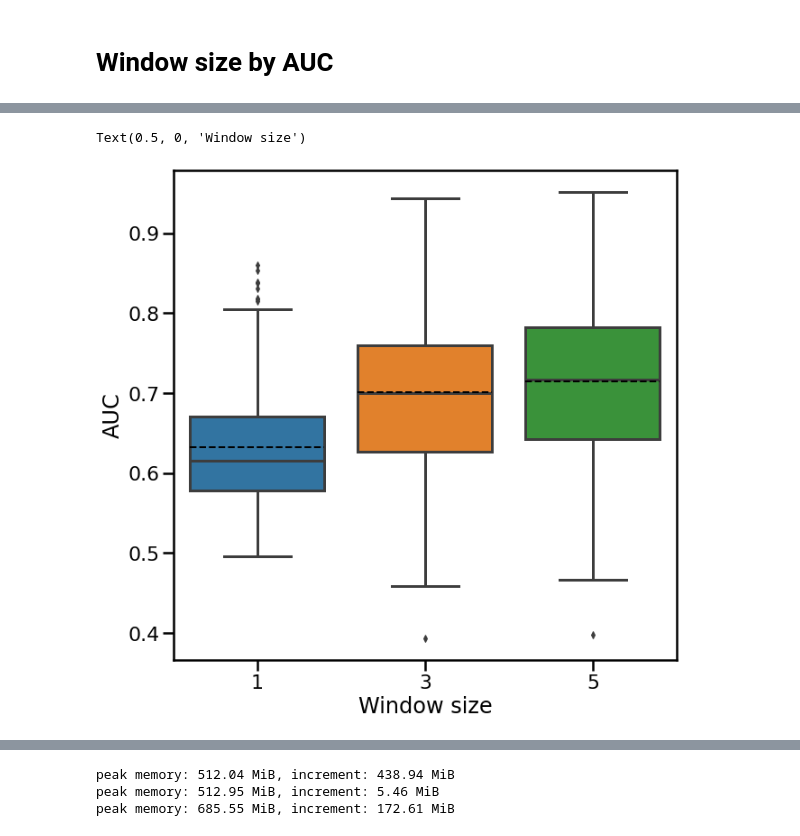
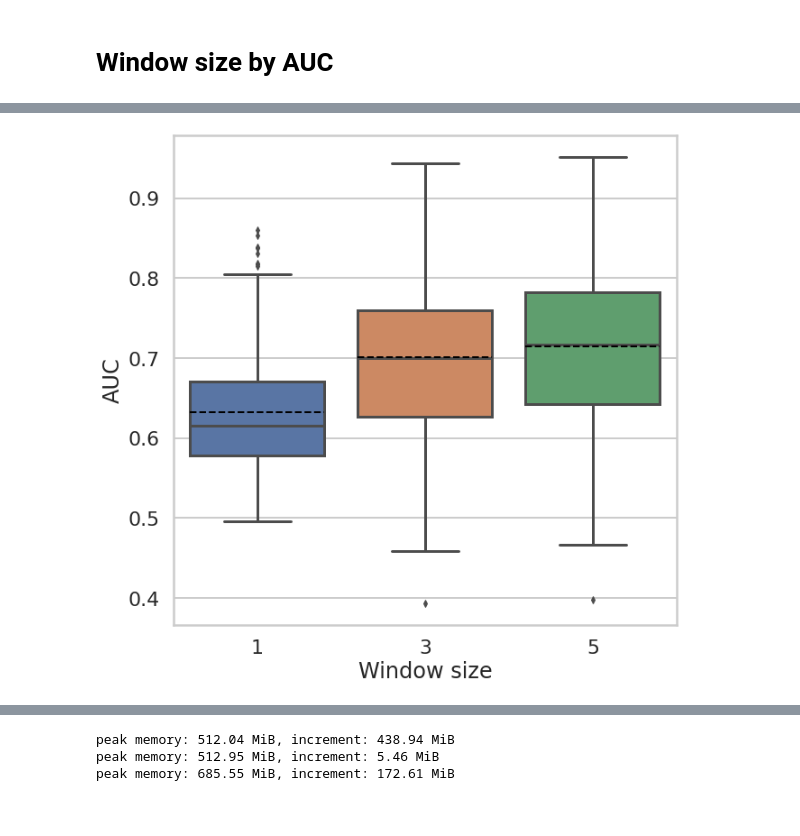
Before and after one commit to shuichiro-makigaki/exmachina, a Jupyter notebook: contrib/parameter_search.ipynb, the cells around one changed output, grey strips where cells are left out. Saved outputs shown, nothing was run; the diff lists cells and outputs as text; code cells hidden in the pictures.

```diff
--- a/contrib/parameter_search.ipynb
+++ b/contrib/parameter_search.ipynb
@@ -375,18 +373,19 @@ ValueError: cannot assign without a target object
 # %%
 tmp = pandas.DataFrame()
 for window in (1, 3, 5):
     t = auc_df.query('window == @window')[['d1tw9a1', 'd3e5ua2', 'd1xria_', 'd2jmua1', 'd2zd1b1', 'd2zfga1', 'd2vuti1']]
     shape = t.shape
     tmp[f'{window}'] = t.values.reshape(shape[0]*shape[1])
 
 seaborn.set_context('poster')
+seaborn.set_style('whitegrid')
 fig, ax = pyplot.subplots(figsize=(10, 10))
 seaborn.boxplot(data=tmp, ax=ax, showmeans=True, meanline=True, meanprops={'linewidth': 2, 'color': 'black'})
 ax.set_ylabel('AUC')
 ax.set_xlabel('Window size')
+fig.savefig(f'img/window_auc.pdf', bbox_inches='tight', pad_inches = 0)
 # %% [output]
-Text(0.5, 0, 'Window size')
-[figure, old version]
+[figure, new version]
 # %%
 %ll -h ../data/train/flann19*0.1* ../data/train/scop40_log*0.1_*
 # %% [output]
```
Also changed, not shown: parts of 2 cells of this notebook.
